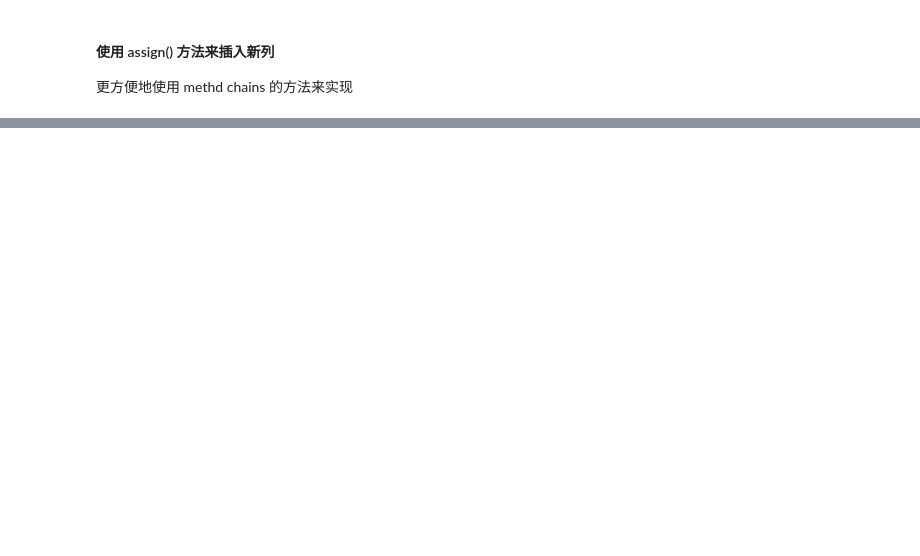
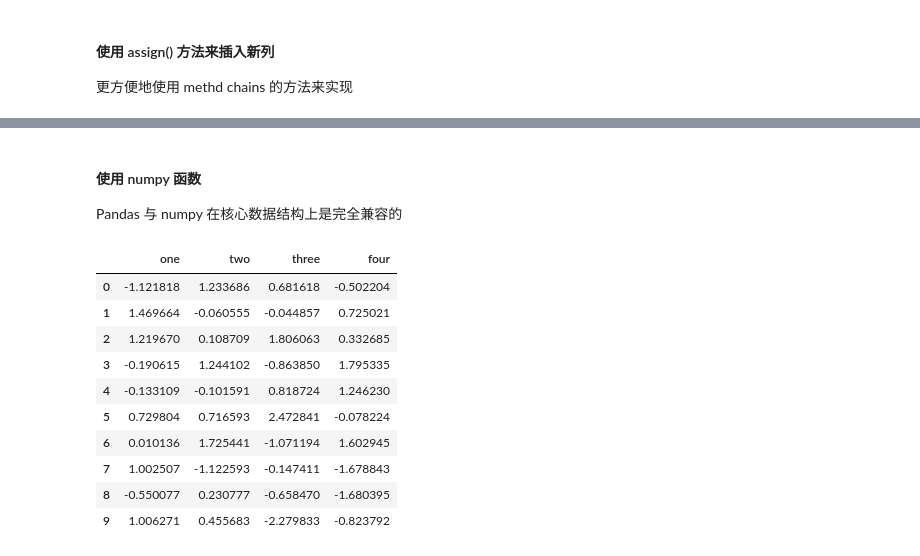
Before and after one commit to kamidox/pandas_tutor, a Jupyter notebook: core_data_structure.ipynb, the cells around one changed output, grey strips where cells are left out. Cells and saved outputs as stored; diff of their text form; code cells hidden in the pictures; blank space fills up the shorter version.

```diff
--- a/core_data_structure.ipynb
+++ b/core_data_structure.ipynb
@@ -526,0 +647,19 @@ df.assign(AB_Ratio = lambda x: x.A / x.B).assign(ABD_Ratio = lambda x: x.AB_Rati
+# %% [markdown]
+#### 使用 numpy 函数
+
+Pandas 与 numpy 在核心数据结构上是完全兼容的
+# %%
+df = pd.DataFrame(np.random.randn(10, 4), columns=['one', 'two', 'three', 'four'])
+df
+# %% [output]
+|  | one | two | three | four |
+| 0 | -1.121818 | 1.233686 | 0.681618 | -0.502204 |
+| 1 | 1.469664 | -0.060555 | -0.044857 | 0.725021 |
+| 2 | 1.219670 | 0.108709 | 1.806063 | 0.332685 |
+| 3 | -0.190615 | 1.244102 | -0.863850 | 1.795335 |
+| 4 | -0.133109 | -0.101591 | 0.818724 | 1.246230 |
+| 5 | 0.729804 | 0.716593 | 2.472841 | -0.078224 |
+| 6 | 0.010136 | 1.725441 | -1.071194 | 1.602945 |
+| 7 | 1.002507 | -1.122593 | -0.147411 | -1.678843 |
+| 8 | -0.550077 | 0.230777 | -0.658470 | -1.680395 |
+| 9 | 1.006271 | 0.455683 | -2.279833 | -0.823792 |
```
Also changed, not shown: parts of 58 cells of this notebook.
